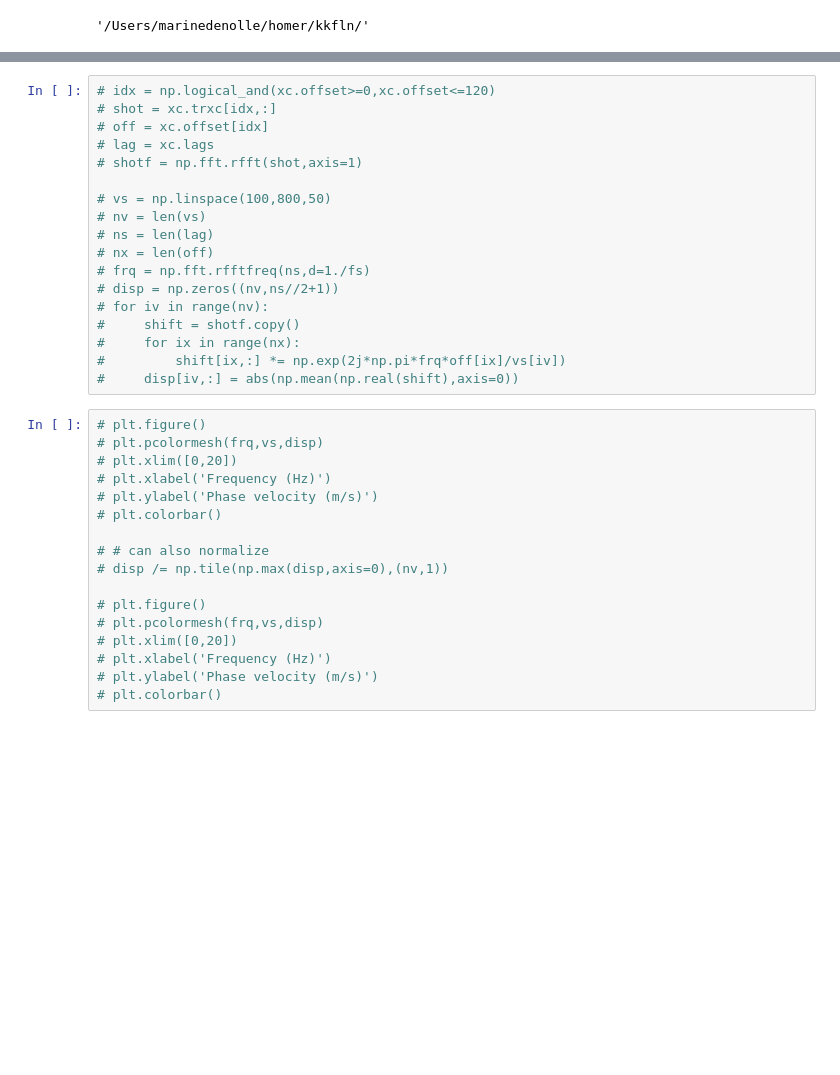
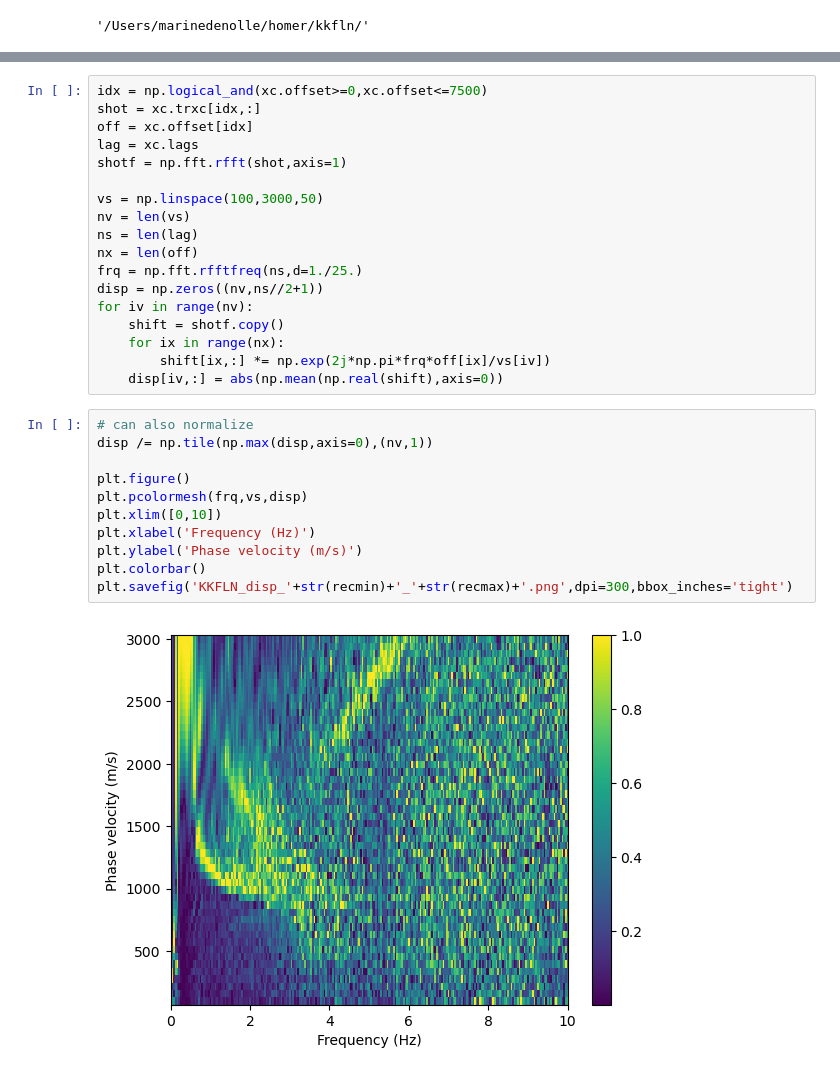
Before and after one commit to uwfiberlab/field_das, a Jupyter notebook: homer/homer_qc_xcorr.ipynb, the cells around one changed output, grey strips where cells are left out. Cells and saved outputs as stored; diff of their text form; blank space fills up the shorter version.

Commit message:
update with the good stuff (i mean, xcorrs from kffln and terra)

```diff
--- a/homer/homer_qc_xcorr.ipynb
+++ b/homer/homer_qc_xcorr.ipynb
@@ -186,35 +88,31 @@ plt.colorbar()
 # %%
-# idx = np.logical_and(xc.offset>=0,xc.offset<=120)
-# shot = xc.trxc[idx,:]
-# off = xc.offset[idx]
-# lag = xc.lags
-# shotf = np.fft.rfft(shot,axis=1)
+idx = np.logical_and(xc.offset>=0,xc.offset<=7500)
+shot = xc.trxc[idx,:]
+off = xc.offset[idx]
+lag = xc.lags
+shotf = np.fft.rfft(shot,axis=1)
 
-# vs = np.linspace(100,800,50)
-# nv = len(vs)
-# ns = len(lag)
-# nx = len(off)
-# frq = np.fft.rfftfreq(ns,d=1./fs)
-# disp = np.zeros((nv,ns//2+1))
-# for iv in range(nv):
-#     shift = shotf.copy()
-#     for ix in range(nx):
-#         shift[ix,:] *= np.exp(2j*np.pi*frq*off[ix]/vs[iv])
-#     disp[iv,:] = abs(np.mean(np.real(shift),axis=0))
+vs = np.linspace(100,3000,50)
+nv = len(vs)
+ns = len(lag)
+nx = len(off)
+frq = np.fft.rfftfreq(ns,d=1./25.)
+disp = np.zeros((nv,ns//2+1))
+for iv in range(nv):
+    shift = shotf.copy()
+    for ix in range(nx):
+        shift[ix,:] *= np.exp(2j*np.pi*frq*off[ix]/vs[iv])
+    disp[iv,:] = abs(np.mean(np.real(shift),axis=0))
 # %%
-# plt.figure()
-# plt.pcolormesh(frq,vs,disp)
-# plt.xlim([0,20])
-# plt.xlabel('Frequency (Hz)')
-# plt.ylabel('Phase velocity (m/s)')
-# plt.colorbar()
+# can also normalize
+disp /= np.tile(np.max(disp,axis=0),(nv,1))
 
-# # can also normalize
-# disp /= np.tile(np.max(disp,axis=0),(nv,1))
-
-# plt.figure()
-# plt.pcolormesh(frq,vs,disp)
-# plt.xlim([0,20])
-# plt.xlabel('Frequency (Hz)')
-# plt.ylabel('Phase velocity (m/s)')
-# plt.colorbar()
+plt.figure()
+plt.pcolormesh(frq,vs,disp)
+plt.xlim([0,10])
+plt.xlabel('Frequency (Hz)')
+plt.ylabel('Phase velocity (m/s)')
+plt.colorbar()
+plt.savefig('KKFLN_disp_'+str(recmin)+'_'+str(recmax)+'.png',dpi=300,bbox_inches='tight')
+# %% [output]
+[figure, added]
```
Also changed, not shown: parts of 10 cells of this notebook, 7 other files.
